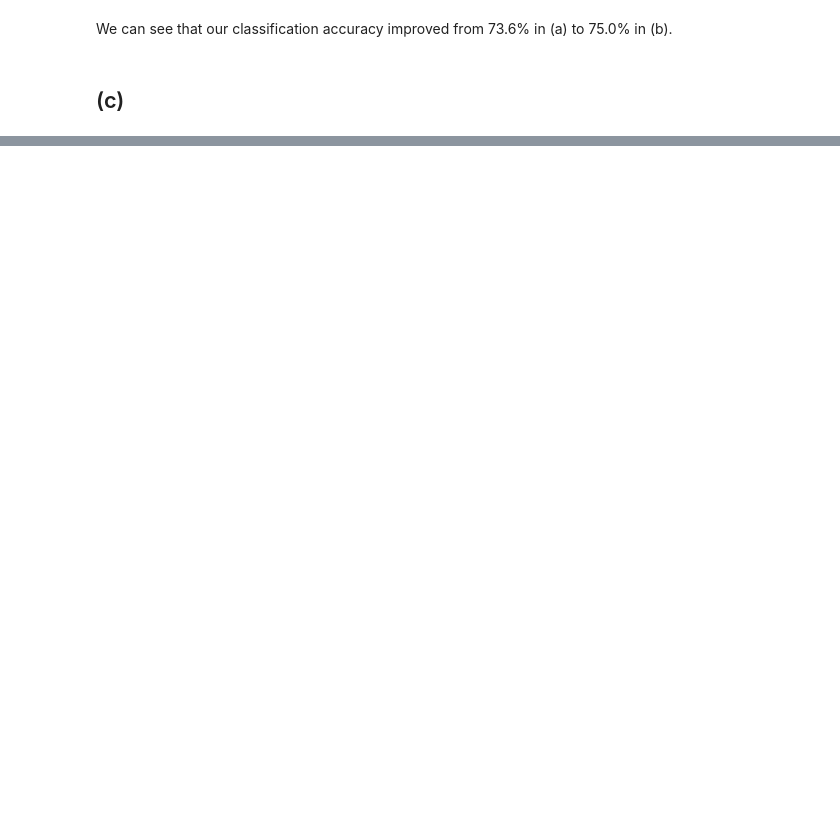
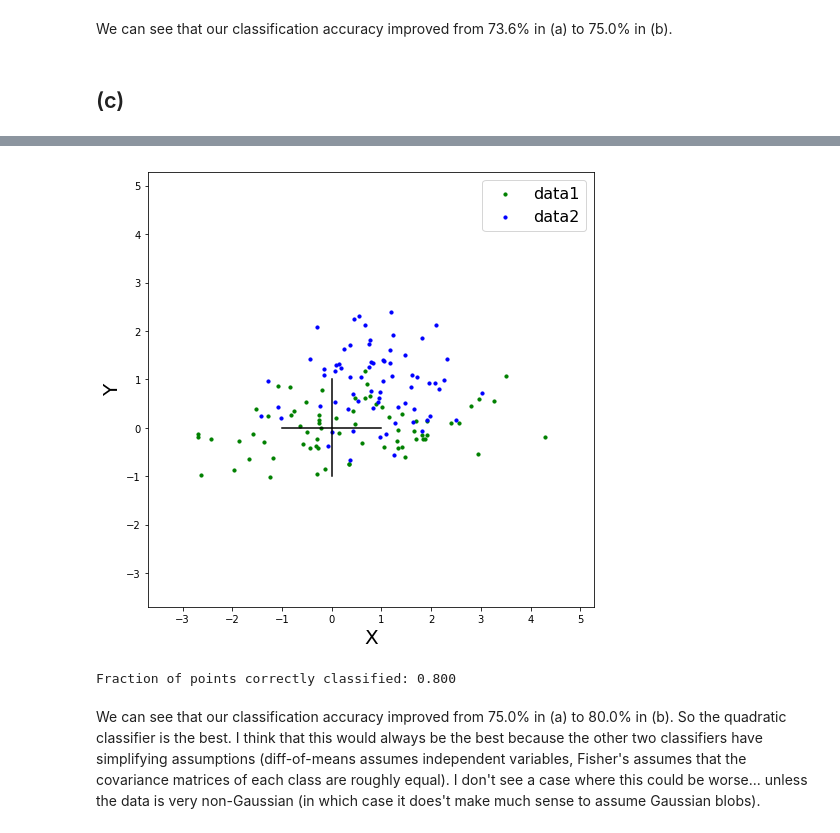
Before and after one commit to rfeinman/hw-mathtools, a Jupyter notebook: Feinman_Reuben_HW6/hw6.ipynb, the cells around one changed output, grey strips where cells are left out. Drawn from its saved outputs; the diff is of its cells as text; code cells hidden in the pictures; blank space fills up the shorter version.

```diff
--- a/Feinman_Reuben_HW6/hw6.ipynb
+++ b/Feinman_Reuben_HW6/hw6.ipynb
@@ -762,0 +816,17 @@ We can see that our classification accuracy improved from 73.6% in (a) to 75.0%
+# %%
+# Now let's plot the data points
+plt.figure(figsize=(8,8))
+# First, plot the axes
+plt.plot([-1, 1], [0, 0], c='black')
+plt.plot([0, 0], [-1, 1], c='black')
+# Now, plot the data points
+plt.scatter(data1[:,0], data1[:,1], label='data1', color='g', s=10)
+plt.scatter(data2[:,0], data2[:,1], label='data2', color='b', s=10)
+plt.legend(fontsize=16)
+plt.xlim(vmin, vmax)
+plt.ylim(vmin, vmax)
+plt.xlabel('X', fontsize=20)
+plt.ylabel('Y', fontsize=20)
+plt.show()
+# %% [output]
+[figure, added]
@@ -762,0 +841,12 @@ We can see that our classification accuracy improved from 73.6% in (a) to 75.0%
+# %%
+# Get predictions
+d1_preds = [predict(x, mu1, mu2, cov1, cov2) for x in data1]
+d2_preds = [predict(x, mu1, mu2, cov1, cov2) for x in data2]
+# Compute accuracy
+nb_correct = np.where(d2_preds)[0].shape[0] + (data1.shape[0] - np.where(d1_preds)[0].shape[0])
+accuracy = nb_correct / (data1.shape[0] + data2.shape[0])
+print('Fraction of points correctly classified: %0.3f' % accuracy)
+# %% [output]
+Fraction of points correctly classified: 0.800
+# %% [markdown]
+We can see that our classification accuracy improved from 75.0% in (a) to 80.0% in (b). So the quadratic classifier is the best. I think that this would always be the best because the other two classifiers have simplifying assumptions (diff-of-means assumes independent variables, Fisher's assumes that the covariance matrices of each class are roughly equal). I don't see a case where this could be worse... unless the data is very non-Gaussian (in which case it does't make much sense to assume Gaussian blobs).
```
Also changed, not shown: parts of 11 cells of this notebook.
